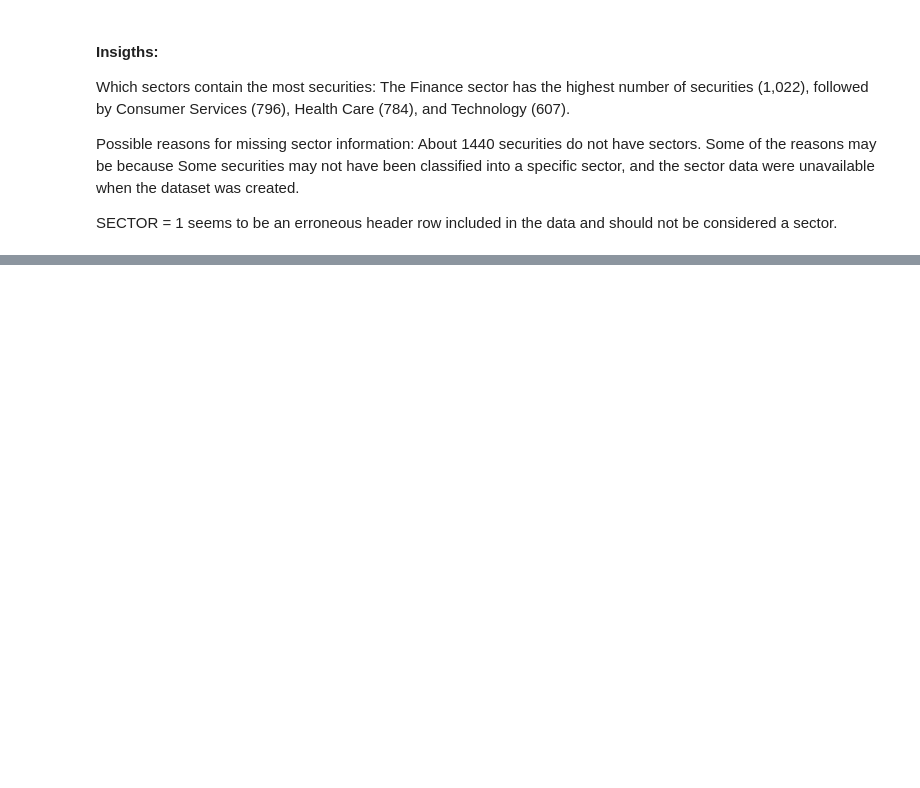
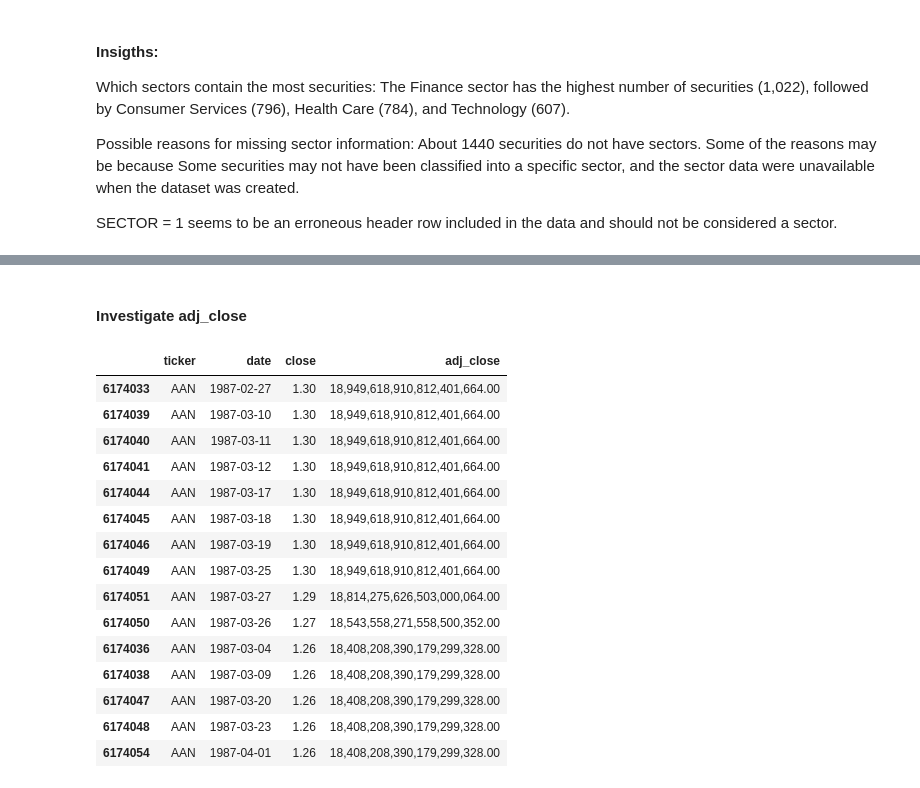
Before and after one commit to Yvesangwa/DAAI_projects, a Jupyter notebook: Project_1_EDA_Stock_Market_Data/EDA_Historical_Data_Stock_Market.ipynb, the cells around one changed output, grey strips where cells are left out. Drawn from its saved outputs; the diff is of its cells as text; code cells hidden in the pictures; blank space fills up the shorter version.

```diff
--- a/Project_1_EDA_Stock_Market_Data/EDA_Historical_Data_Stock_Market.ipynb
+++ b/Project_1_EDA_Stock_Market_Data/EDA_Historical_Data_Stock_Market.ipynb
@@ -399,0 +467,23 @@ SECTOR = 1 seems to be an erroneous header row included in the data and should n
+# %% [markdown]
+#### **Investigate adj_close**
+# %%
+# Investigate adj_close
+
+stock_price_data.loc[stock_price_data["adj_close"].nlargest(15).index, ["ticker", "date", "close", "adj_close"]]
+# %% [output]
+|  | ticker | date | close | adj_close |
+| 6174033 | AAN | 1987-02-27 | 1.30 | 18,949,618,910,812,401,664.00 |
+| 6174039 | AAN | 1987-03-10 | 1.30 | 18,949,618,910,812,401,664.00 |
+| 6174040 | AAN | 1987-03-11 | 1.30 | 18,949,618,910,812,401,664.00 |
+| 6174041 | AAN | 1987-03-12 | 1.30 | 18,949,618,910,812,401,664.00 |
+| 6174044 | AAN | 1987-03-17 | 1.30 | 18,949,618,910,812,401,664.00 |
+| 6174045 | AAN | 1987-03-18 | 1.30 | 18,949,618,910,812,401,664.00 |
+| 6174046 | AAN | 1987-03-19 | 1.30 | 18,949,618,910,812,401,664.00 |
+| 6174049 | AAN | 1987-03-25 | 1.30 | 18,949,618,910,812,401,664.00 |
+| 6174051 | AAN | 1987-03-27 | 1.29 | 18,814,275,626,503,000,064.00 |
+| 6174050 | AAN | 1987-03-26 | 1.27 | 18,543,558,271,558,500,352.00 |
+| 6174036 | AAN | 1987-03-04 | 1.26 | 18,408,208,390,179,299,328.00 |
+| 6174038 | AAN | 1987-03-09 | 1.26 | 18,408,208,390,179,299,328.00 |
+| 6174047 | AAN | 1987-03-20 | 1.26 | 18,408,208,390,179,299,328.00 |
+| 6174048 | AAN | 1987-03-23 | 1.26 | 18,408,208,390,179,299,328.00 |
+| 6174054 | AAN | 1987-04-01 | 1.26 | 18,408,208,390,179,299,328.00 |
```
Also changed, not shown: parts of 16 cells of this notebook.
